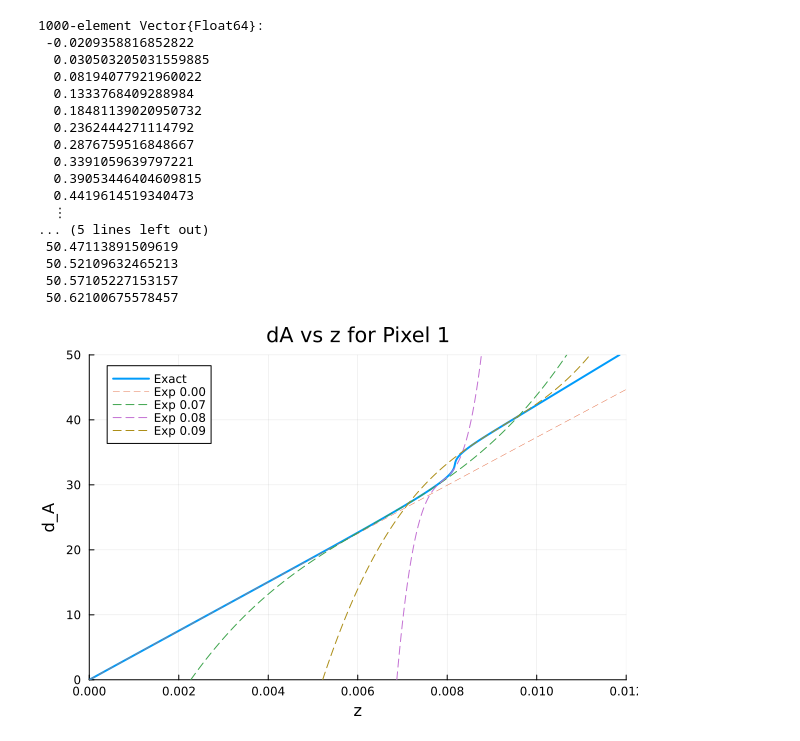
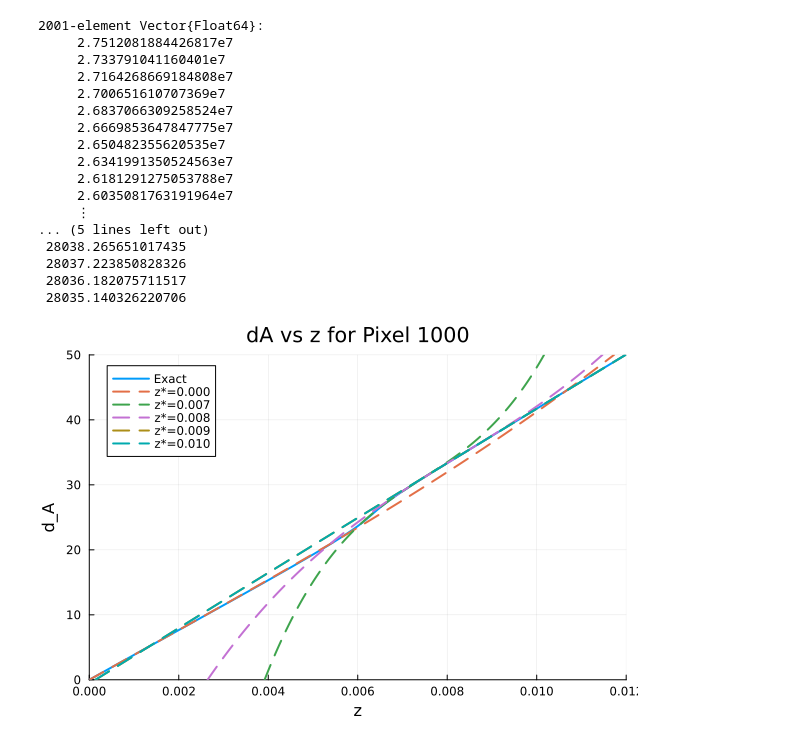
Before and after one commit to jbb42/cosmography, a Jupyter notebook: load_n_plot.ipynb, the cells around one changed output. Saved outputs shown, nothing was run; the diff lists cells and outputs as text; code cells hidden in the pictures.

```diff
--- a/load_n_plot.ipynb
+++ b/load_n_plot.ipynb
@@ -1,61 +1,61 @@
 # %%
 using NPZ
-pixel = 1
-data = npzread("data/pixels/dA_pixel_$pixel.npz")
+pixel = 1000
+data = npzread("data/pixels_exp/dA_pixel_$pixel.npz")
 
 z_range = data["z_range"]
-dA_exact = data["dA"]
-dA_exp_000 = data["dA_exp_1e7"]
-dA_exp_001 = data["dA_exp_001"]
-dA_exp_002 = data["dA_exp_002"]
-dA_exp_003 = data["dA_exp_003"]
-dA_exp_004 = data["dA_exp_004"]
-dA_exp_005 = data["dA_exp_005"]
-dA_exp_006 = data["dA_exp_006"]
-dA_exp_007 = data["dA_exp_007"]
-dA_exp_008 = data["dA_exp_008"]
-dA_exp_009 = data["dA_exp_009"]
-dA_exp_010 = data["dA_exp_010"]
-dA_exp_011 = data["dA_exp_011"]
-dA_exp_012 = data["dA_exp_012"]
+dA = data["dA"]
+dA_z = data["dA_z"]
+dA_zz = data["dA_zz"]
+dA_zzz = data["dA_zzz"]
 # %% [output]
-1000-element Vector{Float64}:
- -0.0209358816852822
-  0.030503205031559885
-  0.08194077921960022
-  0.1333768409288984
-  0.18481139020950732
-  0.2362444271114792
-  0.2876759516848667
-  0.3391059639797221
-  0.39053446404609815
-  0.4419614519340473
-  ⋮
+2001-element Vector{Float64}:
+     2.7512081884426817e7
+     2.733791041160401e7
+     2.7164268669184808e7
+     2.700651610707369e7
+     2.6837066309258524e7
+     2.6669853647847775e7
+     2.650482355620535e7
+     2.6341991350524563e7
+     2.6181291275053788e7
+     2.6035081763191964e7
+     ⋮
 ... (5 lines left out)
- 50.47113891509619
- 50.52109632465213
- 50.57105227153157
- 50.62100675578457
+ 28038.265651017435
+ 28037.223850828326
+ 28036.182075711517
+ 28035.140326220706
 # %%
 using Plots
-plot(z_range, dA_exact, label="Exact", lw=2)
-plot!(z_range, dA_exp_000, label="Exp 0.00", lw=0.5, ls=:dash)
+plot(z_range, dA, label="Exact", lw=2)
+#plot!(z_range, dA_exp_000, label="Exp 0.00", lw=0.5, ls=:dash)
 #plot!(z_range, dA_exp_001, label="Exp 0.01", lw=0.5, ls=:dash)
 #plot!(z_range, dA_exp_002, label="Exp 0.02", lw=0.5, ls=:dash)
 #plot!(z_range, dA_exp_003, label="Exp 0.03", lw=0.5, ls=:dash)
 #plot!(z_range, dA_exp_004, label="Exp 0.04", lw=0.5, ls=:dash)
 #plot!(z_range, dA_exp_005, label="Exp 0.05", lw=0.5, ls=:dash)
 #plot!(z_range, dA_exp_006, label="Exp 0.06", lw=0.5, ls=:dash)
-plot!(z_range, dA_exp_007, label="Exp 0.07", lw=1, ls=:dash)
-plot!(z_range, dA_exp_008, label="Exp 0.08", lw=1, ls=:dash)
-plot!(z_range, dA_exp_009, label="Exp 0.09", lw=1, ls=:dash)
+#plot!(z_range, dA_exp_007, label="Exp 0.07", lw=1, ls=:dash)
+#plot!(z_range, dA_exp_008, label="Exp 0.08", lw=1, ls=:dash)
+#plot!(z_range, dA_exp_009, label="Exp 0.09", lw=1, ls=:dash)
 #plot!(z_range, dA_exp_010, label="Exp 0.10", lw=0.5, ls=:dash)
 #plot!(z_range, dA_exp_011, label="Exp 0.11", lw=0.5, ls=:dash)
 #plot!(z_range, dA_exp_012, label="Exp 0.12", lw=0.5, ls=:dash)
+function dA_exp(z)
+    z_eval = round(Int, z *1e5 + 1)
+    return @. dA[z_eval] + dA_z[z_eval] * (z_range-z) + 0.5 * dA_zz[z_eval] * (z_range-z)^2 + (1/6) * dA_zzz[z_eval] * (z_range-z)^3
+end
+plot!(z_range, dA_exp(0.000), label="z*=0.000", lw=2, ls=:dash)
+plot!(z_range, dA_exp(0.007), label="z*=0.007", lw=2, ls=:dash)
+plot!(z_range, dA_exp(0.008), label="z*=0.008", lw=2, ls=:dash)
+plot!(z_range, dA_exp(0.009), label="z*=0.009", lw=2, ls=:dash)
+plot!(z_range, dA_exp(0.010), label="z*=0.010", lw=2, ls=:dash)
+
 xlabel!("z")
 ylabel!("d_A")
 title!("dA vs z for Pixel $pixel")
 xlims!(0, 0.012)
 ylims!(0, 50)
 # %% [output]
-[figure, old version]
+[figure, new version]
```
Also changed, not shown: parts of 6 cells of this notebook, 1 other file.
